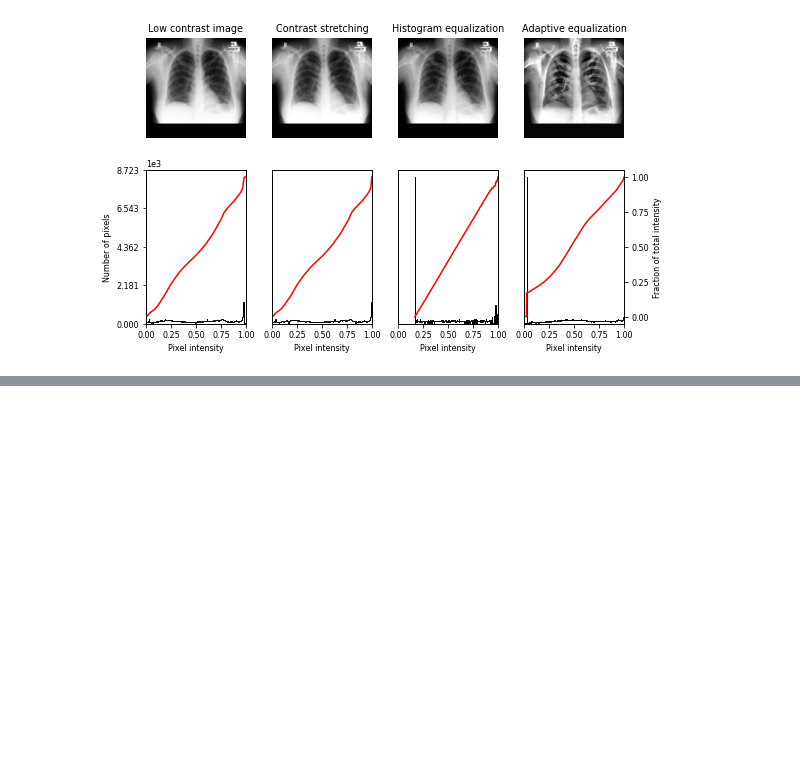
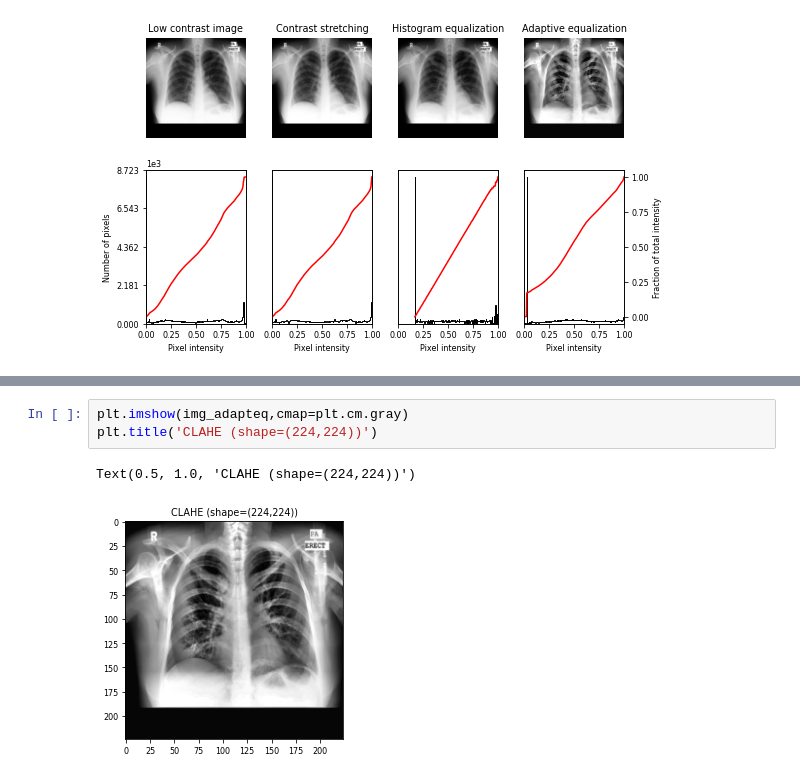
Before and after one commit to nivation/Chexnet_Tensorflow, a Jupyter notebook: CLAHE.ipynb, the cells around one changed output, grey strips where cells are left out. Saved outputs shown, nothing was run; the diff lists cells and outputs as text; blank space fills up the shorter version.

```diff
--- a/CLAHE.ipynb
+++ b/CLAHE.ipynb
@@ -89,0 +179,6 @@ plt.show()
+# %%
+plt.imshow(img_adapteq,cmap=plt.cm.gray)
+plt.title('CLAHE (shape=(224,224))')
+# %% [output]
+Text(0.5, 1.0, 'CLAHE (shape=(224,224))')
+[figure, added]
```
Also changed, not shown: parts of 2 cells of this notebook, 3 other files.
